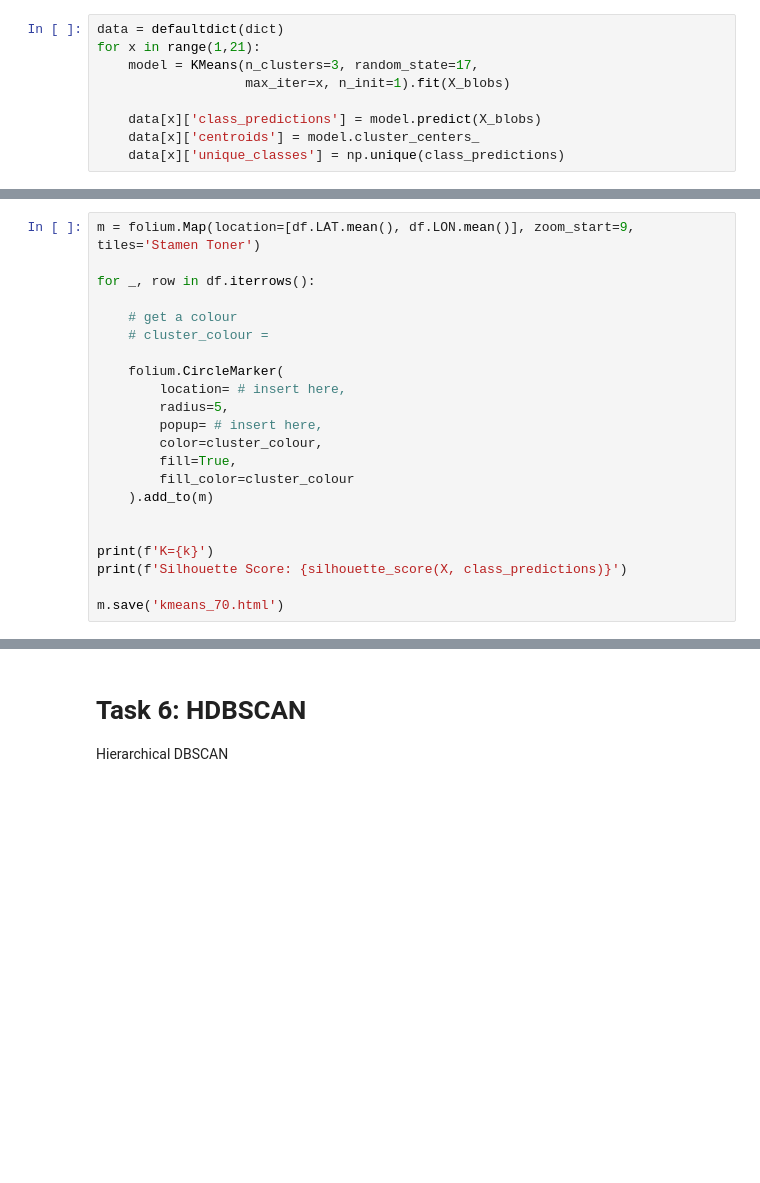
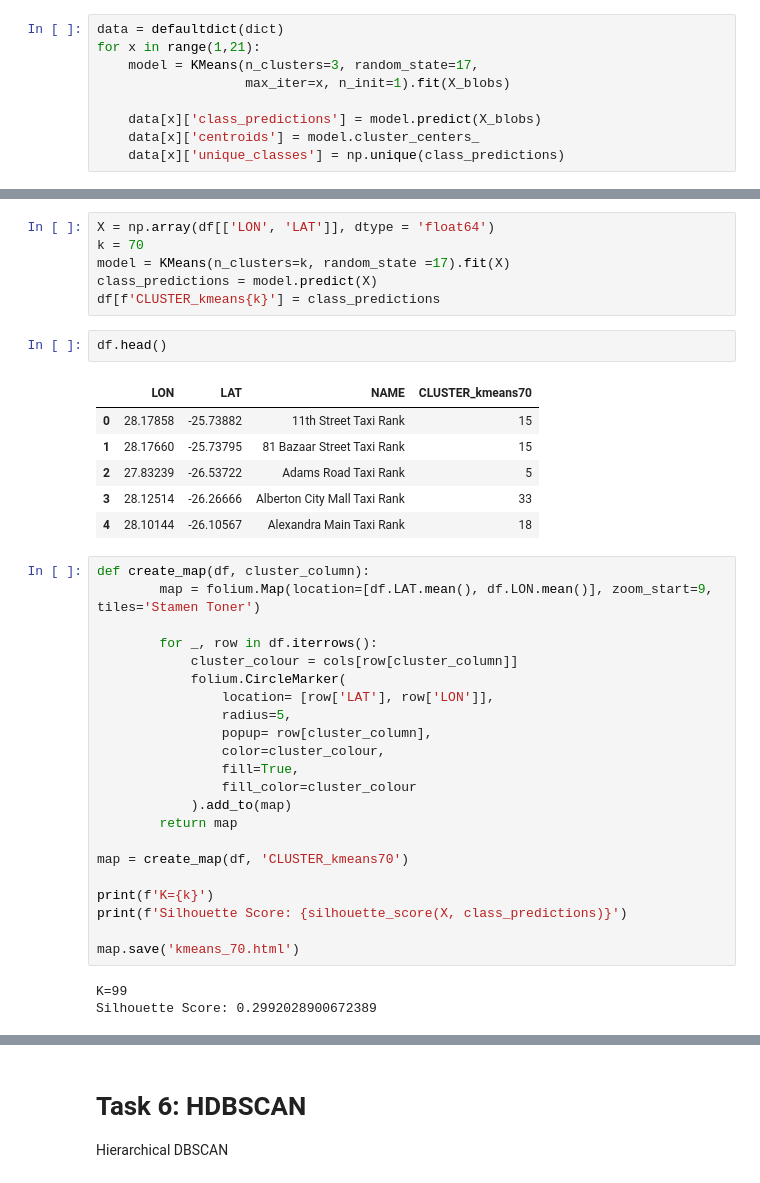
Before and after one commit to ConyYang/Geolocation, a Jupyter notebook: Project.ipynb, the cells around one changed output, grey strips where cells are left out. Drawn from its saved outputs; the diff is of its cells as text; blank space fills up the shorter version.

```diff
--- a/Project.ipynb
+++ b/Project.ipynb
@@ -153,25 +255,43 @@ interactive_plot
+# %%
+X = np.array(df[['LON', 'LAT']], dtype = 'float64')
+k = 70
+model = KMeans(n_clusters=k, random_state =17).fit(X)
+class_predictions = model.predict(X)
+df[f'CLUSTER_kmeans{k}'] = class_predictions
+# %%
+df.head()
+# %% [output]
+|  | LON | LAT | NAME | CLUSTER_kmeans70 |
+| 0 | 28.17858 | -25.73882 | 11th Street Taxi Rank | 15 |
+| 1 | 28.17660 | -25.73795 | 81 Bazaar Street Taxi Rank | 15 |
+| 2 | 27.83239 | -26.53722 | Adams Road Taxi Rank | 5 |
+| 3 | 28.12514 | -26.26666 | Alberton City Mall Taxi Rank | 33 |
+| 4 | 28.10144 | -26.10567 | Alexandra Main Taxi Rank | 18 |
 # %%
-m = folium.Map(location=[df.LAT.mean(), df.LON.mean()], zoom_start=9, tiles='Stamen Toner')
+def create_map(df, cluster_column):
+        map = folium.Map(location=[df.LAT.mean(), df.LON.mean()], zoom_start=9, tiles='Stamen Toner')
 
-for _, row in df.iterrows():
+        for _, row in df.iterrows():
+            cluster_colour = cols[row[cluster_column]]
+            folium.CircleMarker(
+                location= [row['LAT'], row['LON']],
+                radius=5,
+                popup= row[cluster_column],
+                color=cluster_colour,
+                fill=True,
+                fill_color=cluster_colour
+            ).add_to(map)
+        return map
 
-    # get a colour
-    # cluster_colour =
-
-    folium.CircleMarker(
-        location= # insert here,
-        radius=5,
-        popup= # insert here,
-        color=cluster_colour,
-        fill=True,
-        fill_color=cluster_colour
-    ).add_to(m)
-
+map = create_map(df, 'CLUSTER_kmeans70')
 
 print(f'K={k}')
 print(f'Silhouette Score: {silhouette_score(X, class_predictions)}')
 
-m.save('kmeans_70.html')
+map.save('kmeans_70.html')
+# %% [output]
+K=99
+Silhouette Score: 0.2992028900672389
 # %%
 best_silhouette, best_k = -1, 0
 
```
Also changed, not shown: parts of 43 cells of this notebook, 9 other files.
